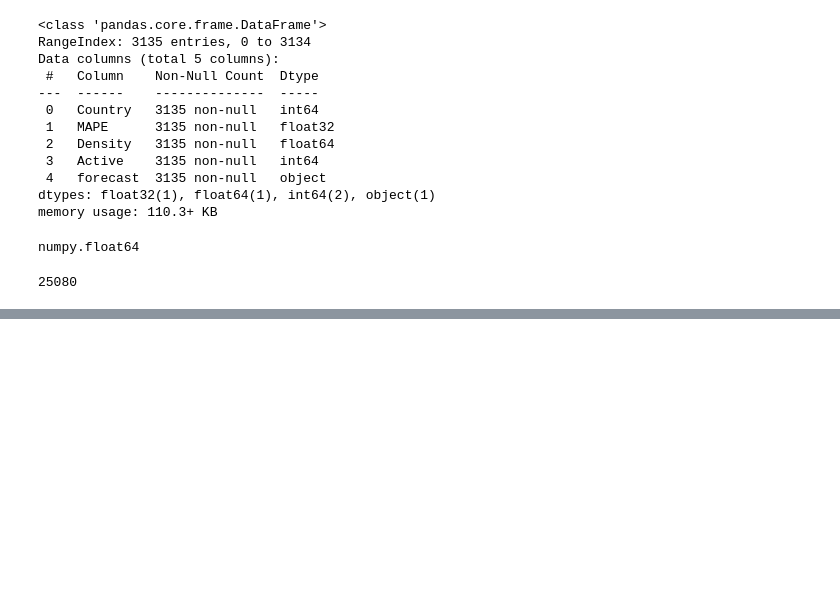
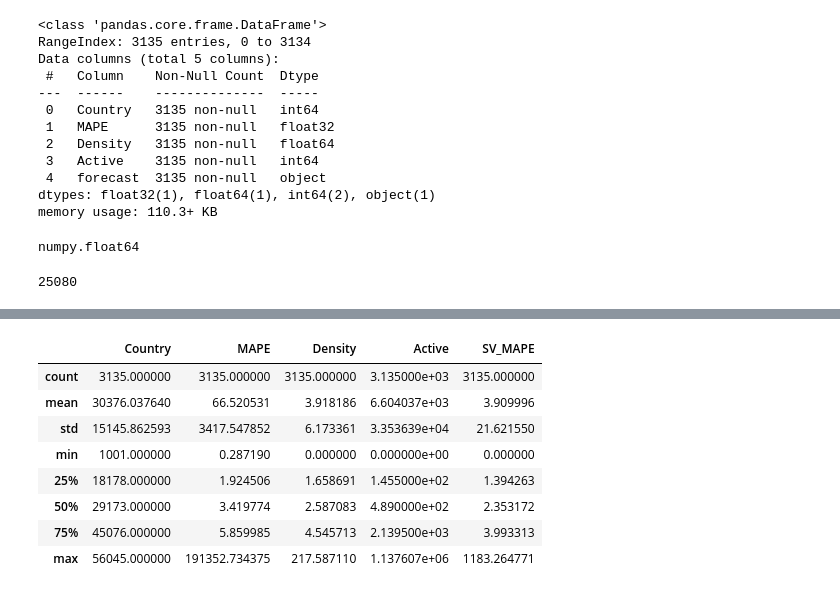
Before and after one commit to masaichig0/Kaggle_godaddy_competition, a Jupyter notebook: multiprocess.ipynb, the cells around one changed output, grey strips where cells are left out. Saved outputs shown, nothing was run; the diff lists cells and outputs as text; code cells hidden in the pictures; blank space fills up the shorter version.

```diff
--- a/multiprocess.ipynb
+++ b/multiprocess.ipynb
@@ -227,0 +228,37 @@ len(np.array(forecasts).reshape((-1)))
+# %%
+# Next get rsult with all the same values
+IDS = train.cfips.unique()
+x_train = np.arange(31).reshape((-1,1))
+x_test = np.arange(31,39).reshape((-1,1))
+
+# Based on the Chris's rule, SMAPE > THRESHOLD -> Use linear regrssion
+mapes = []
+
+for cfips in IDS:
+    c = cfips
+
+    df = train.loc[train['cfips'] == c]
+    last = df['microbusiness_density'].values[-9]
+
+
+    preds = [last]*8
+    test_label = np.expand_dims(np.array(train[train['cfips'] == c]['microbusiness_density'][31:39]), axis=0)
+    results = evaluate_preds(test_label, preds)
+    m = results['mape']
+    forecasts.append(np.array(preds).reshape((-1)))
+    mapes.append(m)
+
+
+result_df['SV_MAPE'] = mapes
+# %%
+result_df.describe()
+# %% [output]
+|  | Country | MAPE | Density | Active | SV_MAPE |
+| count | 3135.000000 | 3135.000000 | 3135.000000 | 3.135000e+03 | 3135.000000 |
+| mean | 30376.037640 | 66.520531 | 3.918186 | 6.604037e+03 | 3.909996 |
+| std | 15145.862593 | 3417.547852 | 6.173361 | 3.353639e+04 | 21.621550 |
+| min | 1001.000000 | 0.287190 | 0.000000 | 0.000000e+00 | 0.000000 |
+| 25% | 18178.000000 | 1.924506 | 1.658691 | 1.455000e+02 | 1.394263 |
+| 50% | 29173.000000 | 3.419774 | 2.587083 | 4.890000e+02 | 2.353172 |
+| 75% | 45076.000000 | 5.859985 | 4.545713 | 2.139500e+03 | 3.993313 |
+| max | 56045.000000 | 191352.734375 | 217.587110 | 1.137607e+06 | 1183.264771 |
```
Also changed, not shown: parts of 13 cells of this notebook, 1 other file.
